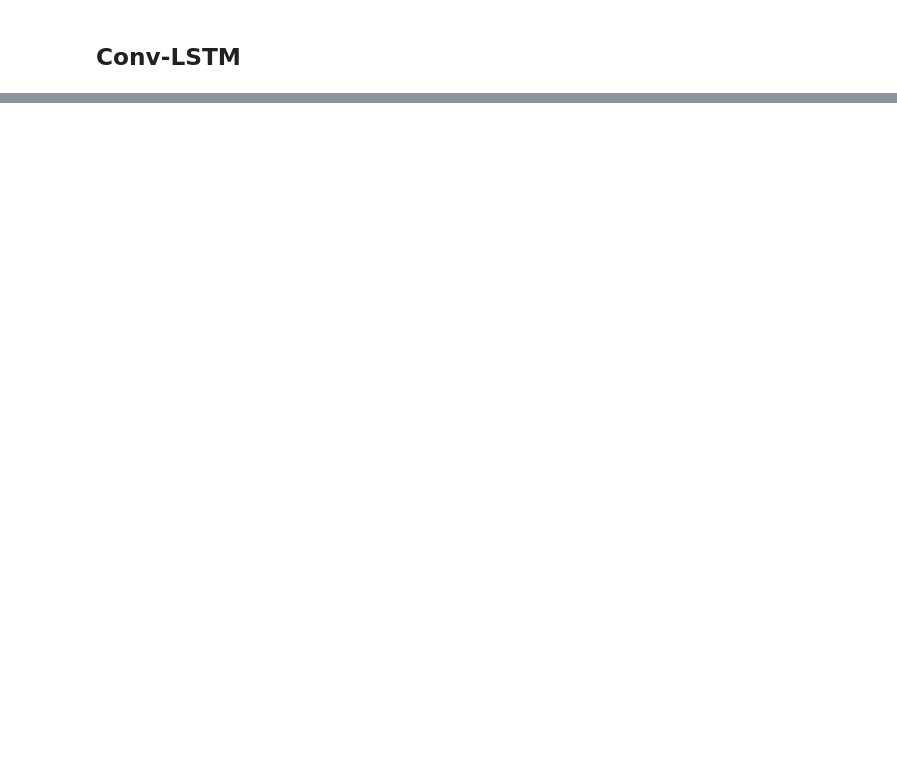
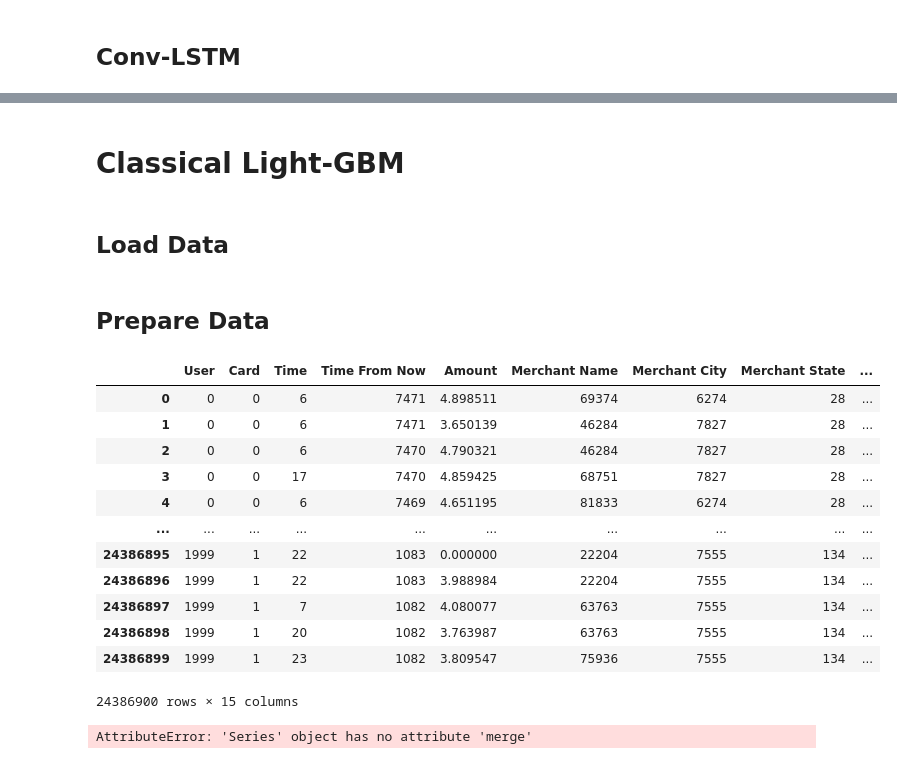
Before and after one commit to HossamElkordi/Credit-Card-Fraud-Detection, a Jupyter notebook: classification_models.ipynb, the cells around one changed output, grey strips where cells are left out. Saved outputs shown, nothing was run; the diff lists cells and outputs as text; code cells hidden in the pictures; blank space fills up the shorter version.

```diff
--- a/classification_models.ipynb
+++ b/classification_models.ipynb
@@ -531,3 +532,44 @@ train_details = model.fit(
     ],
     class_weight=class_weights
 )
+# %% [markdown]
+# Classical Light-GBM
+# %% [markdown]
+## Load Data
+# %%
+types = joblib.load('./Data/FinalData/types.pkl')
+
+users_needed_cols = ['Current Age', 'Retirement Age', 'Gender', 'Zipcode', 'Per Capita Income - Zipcode',
+                    'Yearly Income - Person', 'Total Debt', 'FICO Score', 'Num Credit Cards']
+cards_needed_cols = ['User', 'CARD INDEX', 'Year PIN last Changed', 'Acct Open Date', 'Expires', 'Card Duration',
+                    'Has Chip', 'Cards Issued', 'Credit Limit', 'Visa', 'Mastercard', 'Discover', 'Amex', 'Debit',
+                    'Credit', 'Debit (Prepaid)']
+trans_needed_cols = ['User', 'Card', 'Time', 'Time From Now', 'Amount', 'Merchant Name', 'Merchant City',
+                    'Merchant State', 'Zip', 'MCC', 'Errors?', 'Swipe Transaction', 'Online Transaction',
+                    'Chip Transaction', 'Is Fraud?']
+
+users = pd.read_csv('./Data/FinalData/users.csv', usecols=users_needed_cols, dtype=types['users'])
+cards = pd.read_csv('./Data/FinalData/cards.csv', usecols=cards_needed_cols, dtype=types['cards'])
+trans = pd.read_csv('./Data/FinalData/trans.csv', usecols=trans_needed_cols, dtype=types['trans'])
+# %% [markdown]
+## Prepare Data
+# %%
+trans
+# %% [output]
+|  | User | Card | Time | Time From Now | Amount | Merchant Name | Merchant City | Merchant State | ... |
+| 0 | 0 | 0 | 6 | 7471 | 4.898511 | 69374 | 6274 | 28 | ... |
+| 1 | 0 | 0 | 6 | 7471 | 3.650139 | 46284 | 7827 | 28 | ... |
+| 2 | 0 | 0 | 6 | 7470 | 4.790321 | 46284 | 7827 | 28 | ... |
+| 3 | 0 | 0 | 17 | 7470 | 4.859425 | 68751 | 7827 | 28 | ... |
+| 4 | 0 | 0 | 6 | 7469 | 4.651195 | 81833 | 6274 | 28 | ... |
+| ... | ... | ... | ... | ... | ... | ... | ... | ... | ... |
+| 24386895 | 1999 | 1 | 22 | 1083 | 0.000000 | 22204 | 7555 | 134 | ... |
+| 24386896 | 1999 | 1 | 22 | 1083 | 3.988984 | 22204 | 7555 | 134 | ... |
+| 24386897 | 1999 | 1 | 7 | 1082 | 4.080077 | 63763 | 7555 | 134 | ... |
+| 24386898 | 1999 | 1 | 20 | 1082 | 3.763987 | 63763 | 7555 | 134 | ... |
+| 24386899 | 1999 | 1 | 23 | 1082 | 3.809547 | 75936 | 7555 | 134 | ... |
+24386900 rows × 15 columns
+# %%
+users.loc[0, :].merge(cards.rename(columns={'CARD INDEX': 'Card'}), on='User').merge(trans, on=['User', 'Card'])
+# %% [output]
+AttributeError: 'Series' object has no attribute 'merge'
```
Also changed, not shown: parts of 10 cells of this notebook.
